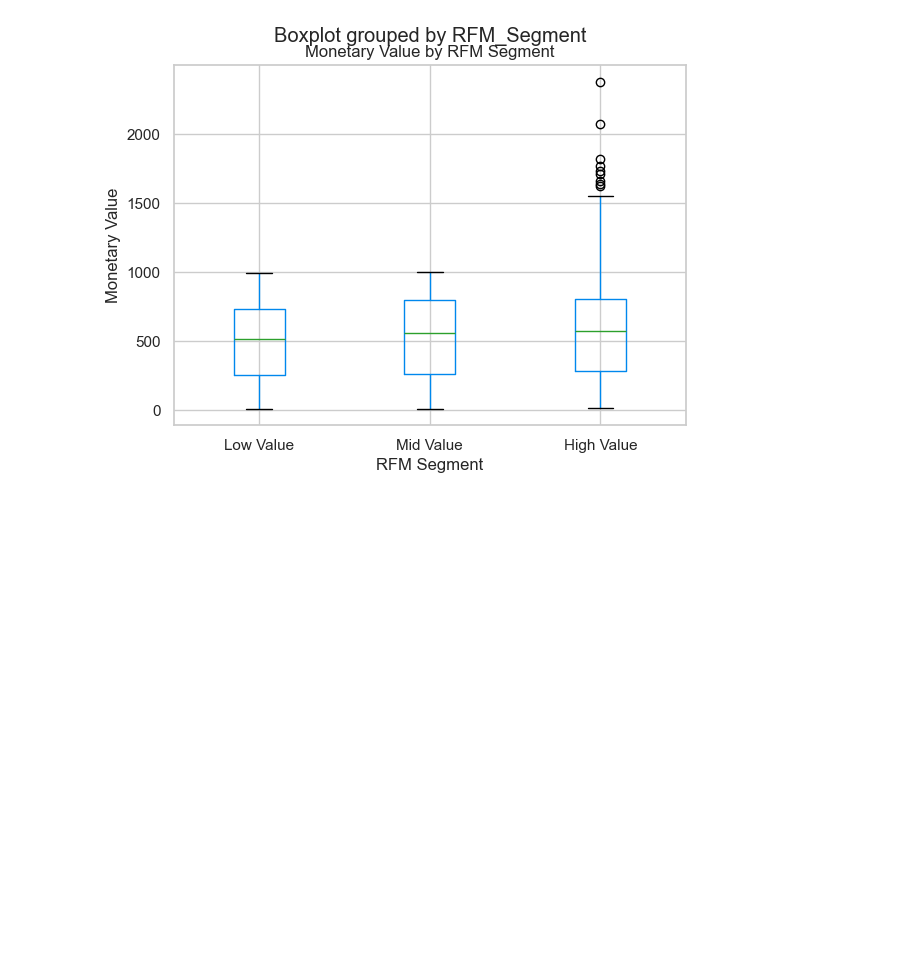
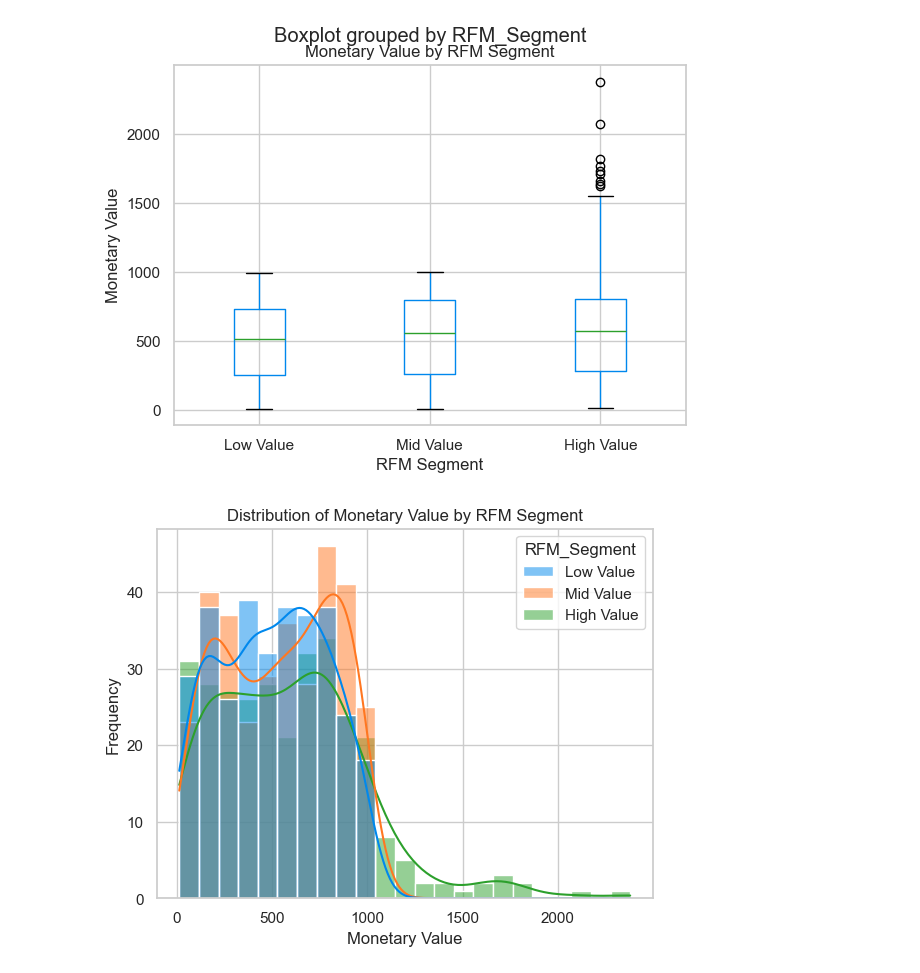
Before and after one commit to Murega14/rfm, a Jupyter notebook: rfm.ipynb, the cells around one changed output. Drawn from its saved outputs; the diff is of its cells as text; code cells hidden in the pictures; blank space fills up the shorter version.

```diff
--- a/rfm.ipynb
+++ b/rfm.ipynb
@@ -447,3 +447,17 @@ plt.title('Monetary Value by RFM Segment')
 # %% [output]
 Text(0.5, 1.0, 'Monetary Value by RFM Segment')
 [figure]
+# %%
+import seaborn as sns
+import matplotlib.pyplot as plt
+
+# Create a histplot of Monetary values by RFM_Segment
+sns.histplot(data=rfm_df, x="monetary", hue="RFM_Segment", kde=True)
+plt.xlabel('Monetary Value')
+plt.ylabel('Frequency')
+plt.title('Distribution of Monetary Value by RFM Segment')
+
+# Display the plot
+plt.show()
+# %% [output]
+[figure, added]
```
Also changed, not shown: parts of 2 cells of this notebook, 1 other file.
